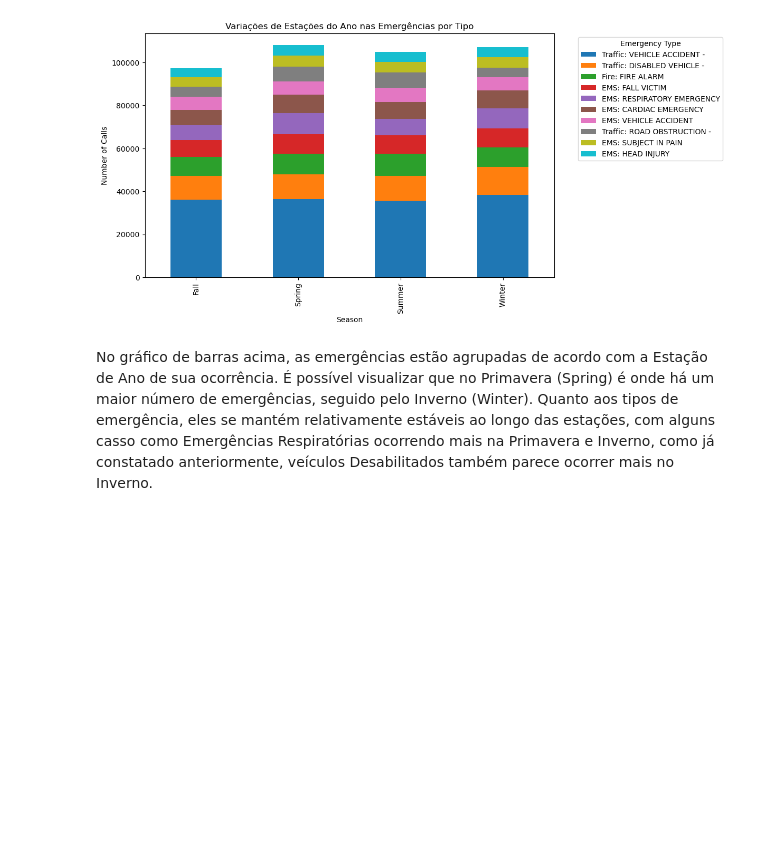
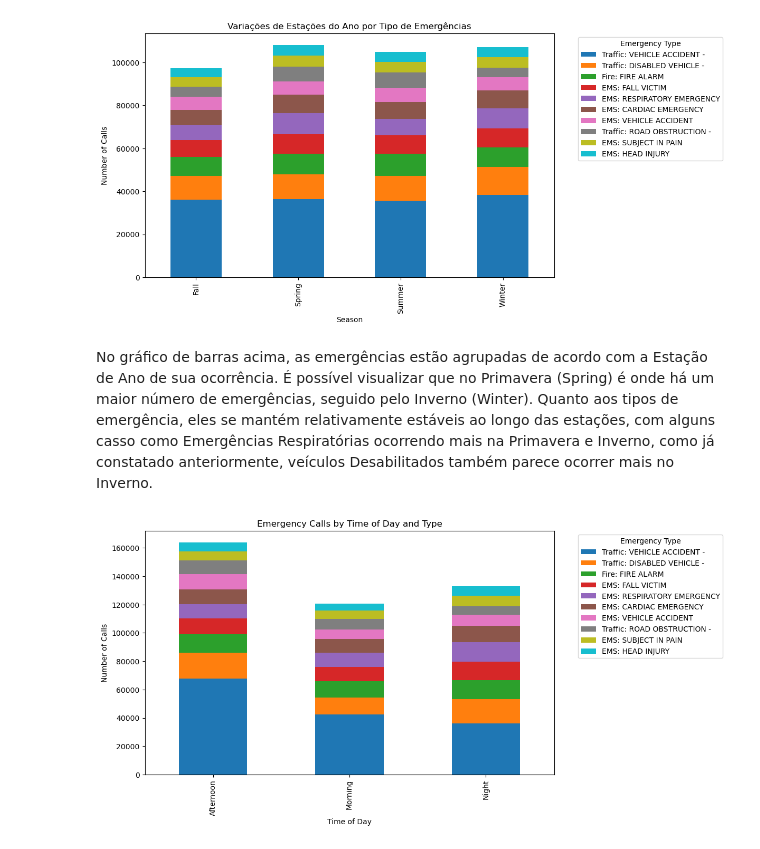
Before and after one commit to giovannerusso/data-analysis-911, a Jupyter notebook: 911 - Data Analysis.ipynb, the cells around one changed output. Cells and saved outputs as stored; diff of their text form; code cells hidden in the pictures; blank space fills up the shorter version.

Commit message:
Continuing bar plot analysis

```diff
--- a/911 - Data Analysis.ipynb
+++ b/911 - Data Analysis.ipynb
@@ -344,3 +344,30 @@ plt.show()
 [figure]
 # %% [markdown]
 No gráfico de barras acima, as emergências estão agrupadas de acordo com a Estação de Ano de sua ocorrência. É possível visualizar que no Primavera (Spring) é onde há um maior número de emergências, seguido pelo Inverno (Winter). Quanto aos tipos de emergência, eles se mantém relativamente estáveis ao longo das estações, com alguns casso como Emergências Respiratórias ocorrendo mais na Primavera e Inverno, como já constatado anteriormente, veículos Desabilitados também parece ocorrer mais no Inverno.
+# %%
+#Definindo uma função para classificar o período do dia para cada linha
+def get_time_of_day(hour):
+    if 6 <= hour < 12:
+        return 'Morning'
+    elif 12 <= hour < 18:
+        return 'Afternoon'
+    else:
+        return 'Night'
+
+ds['time_of_day'] = ds['timeStamp'].dt.hour.apply(get_time_of_day)
+
+#Agrupando os 10 tipos de chamadas mais recorrentes
+time_of_day_analysis = df.groupby(['time_of_day', 'title']).size().unstack().fillna(0)
+top_10_overall = time_of_day_analysis.sum().nlargest(10)
+time_of_day_analysis = time_of_day_analysis[top_10_overall.index]
+
+#Criando o gráfico de barras
+time_of_day_analysis.plot(kind='bar', stacked=True, figsize=(10, 6))
+plt.xlabel('Time of Day')
+plt.ylabel('Number of Calls')
+plt.title('Emergency Calls by Time of Day and Type')
+plt.legend(title='Emergency Type', bbox_to_anchor=(1.05, 1), loc='upper left')
+
+plt.show()
+# %% [output]
+[figure, added]
```
Also changed, not shown: parts of 4 cells of this notebook.
